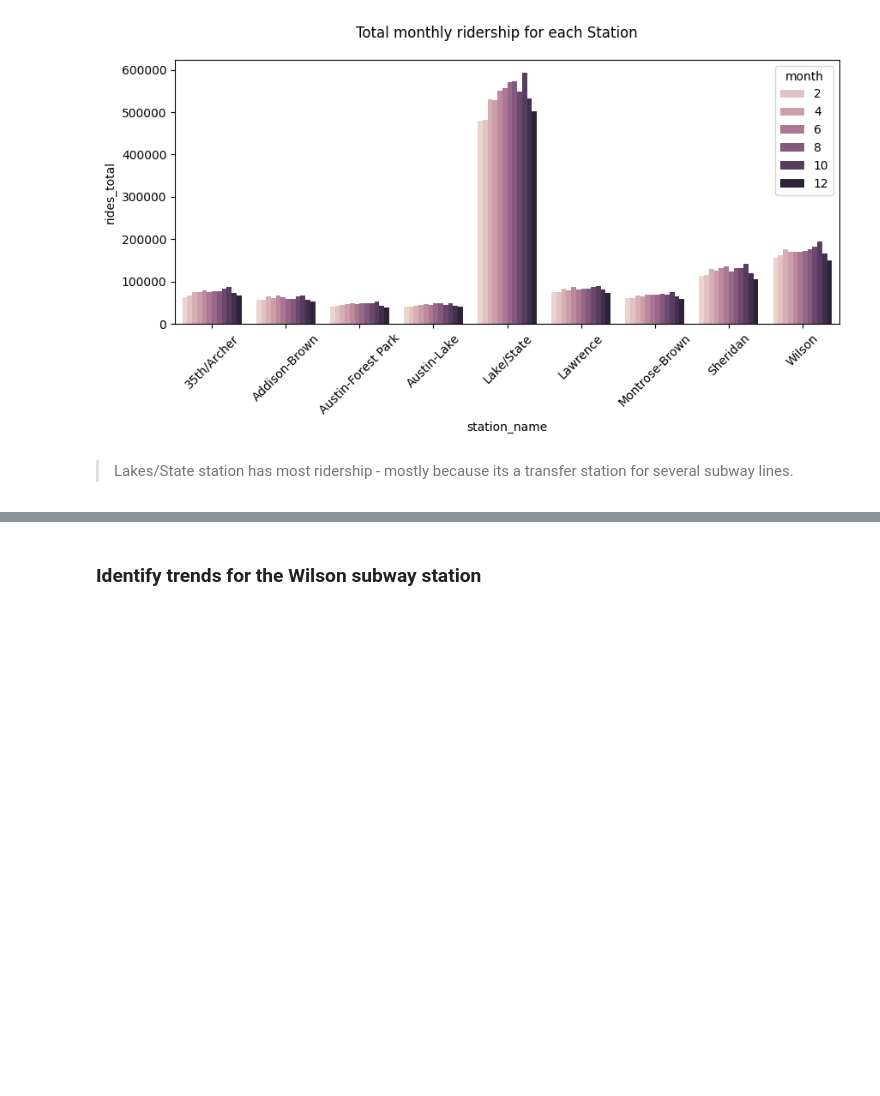
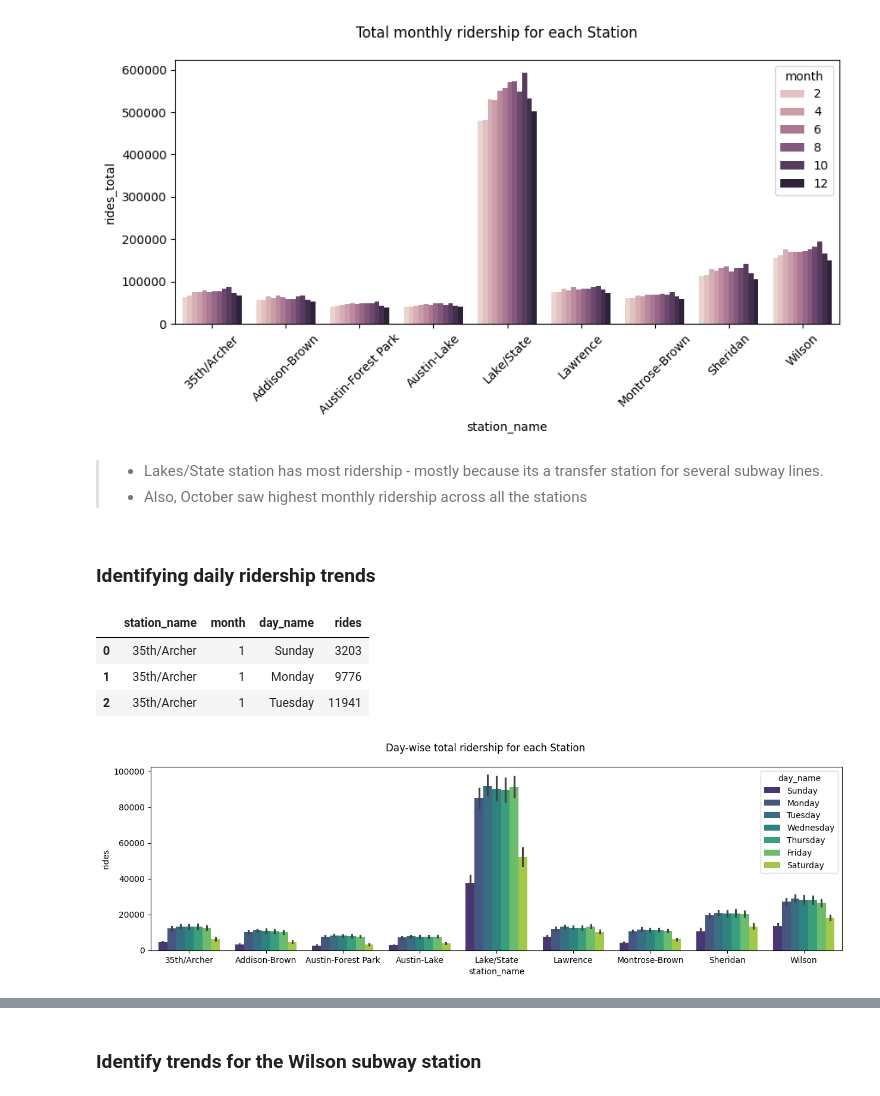
Before and after one commit to abhijeet-bhambere/exploratory_data_analysis, a Jupyter notebook: joins_and_merges.ipynb, the cells around one changed output, grey strips where cells are left out. Cells and saved outputs as stored; diff of their text form; code cells hidden in the pictures; blank space fills up the shorter version.

```diff
--- a/joins_and_merges.ipynb
+++ b/joins_and_merges.ipynb
@@ -204,4 +254,26 @@ plt.show()
 # %% [output]
 [figure]
 # %% [markdown]
-> Lakes/State station has most ridership - mostly because its a transfer station for several subway lines.
+>- Lakes/State station has most ridership - mostly because its a transfer station for several subway lines.
+>- Also, October saw highest monthly ridership across all the stations
+# %% [markdown]
+### Identifying daily ridership trends
+# %%
+daily_rdshp_gb1 = rdshp_cal_stn.groupby(["station_name","month","day_name"])[["rides"]].sum().reset_index()
+daily_rdshp_gb1
+daily_rdshp_gb1.head(3)
+# %% [output]
+|  | station_name | month | day_name | rides |
+| 0 | 35th/Archer | 1 | Sunday | 3203 |
+| 1 | 35th/Archer | 1 | Monday | 9776 |
+| 2 | 35th/Archer | 1 | Tuesday | 11941 |
+# %%
+plt.figure(figsize=(15,4))
+g = sns.barplot(data=daily_rdshp_gb1, x="station_name",y="rides", hue="day_name", palette="viridis")
+
+# g.set_xticklabels(g.get_xticklabels(),rotation=45)
+
+g.figure.suptitle("Day-wise total ridership for each Station")
+plt.show()
+# %% [output]
+[figure, added]
```
Also changed, not shown: parts of 80 cells of this notebook.
